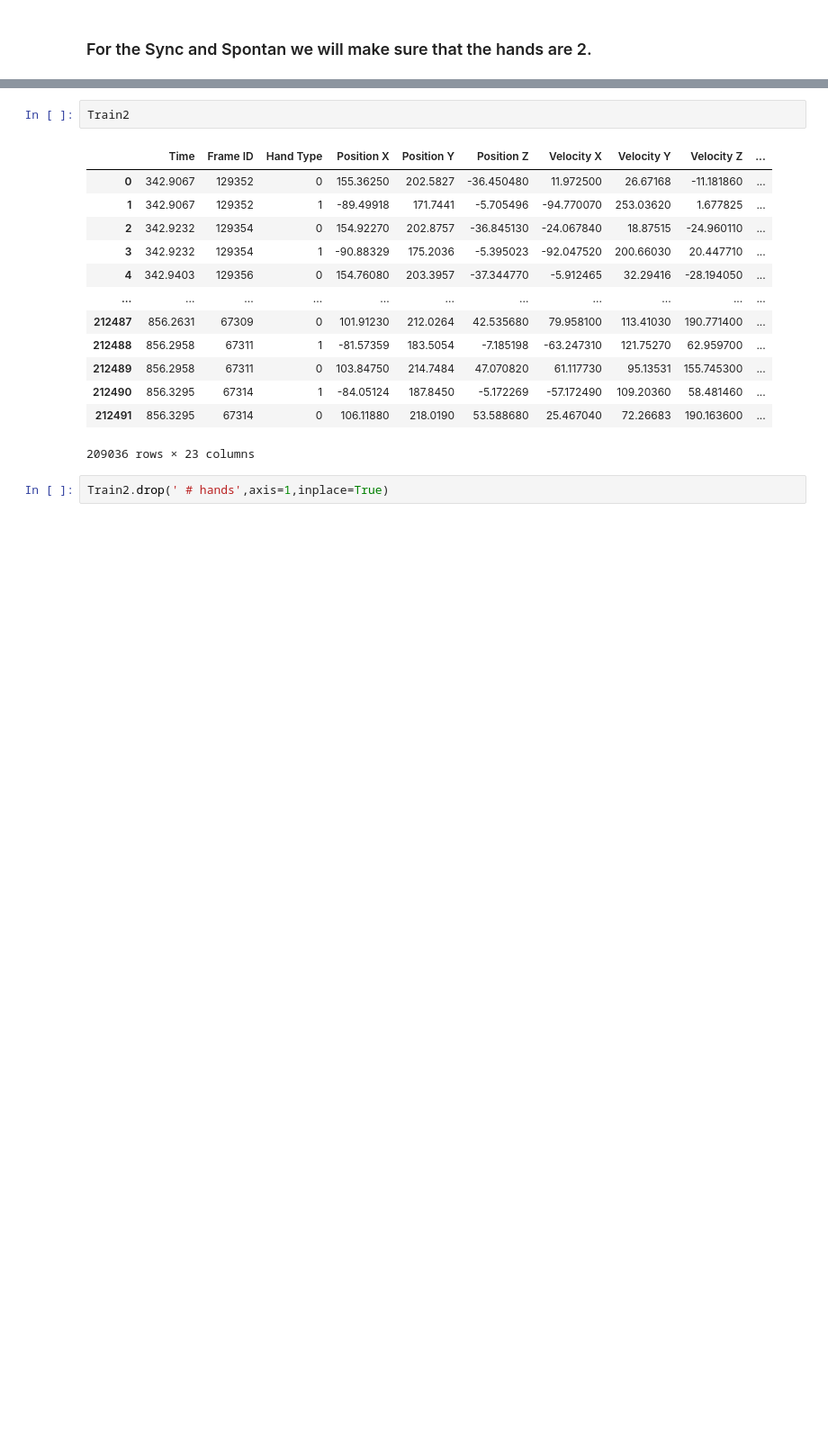
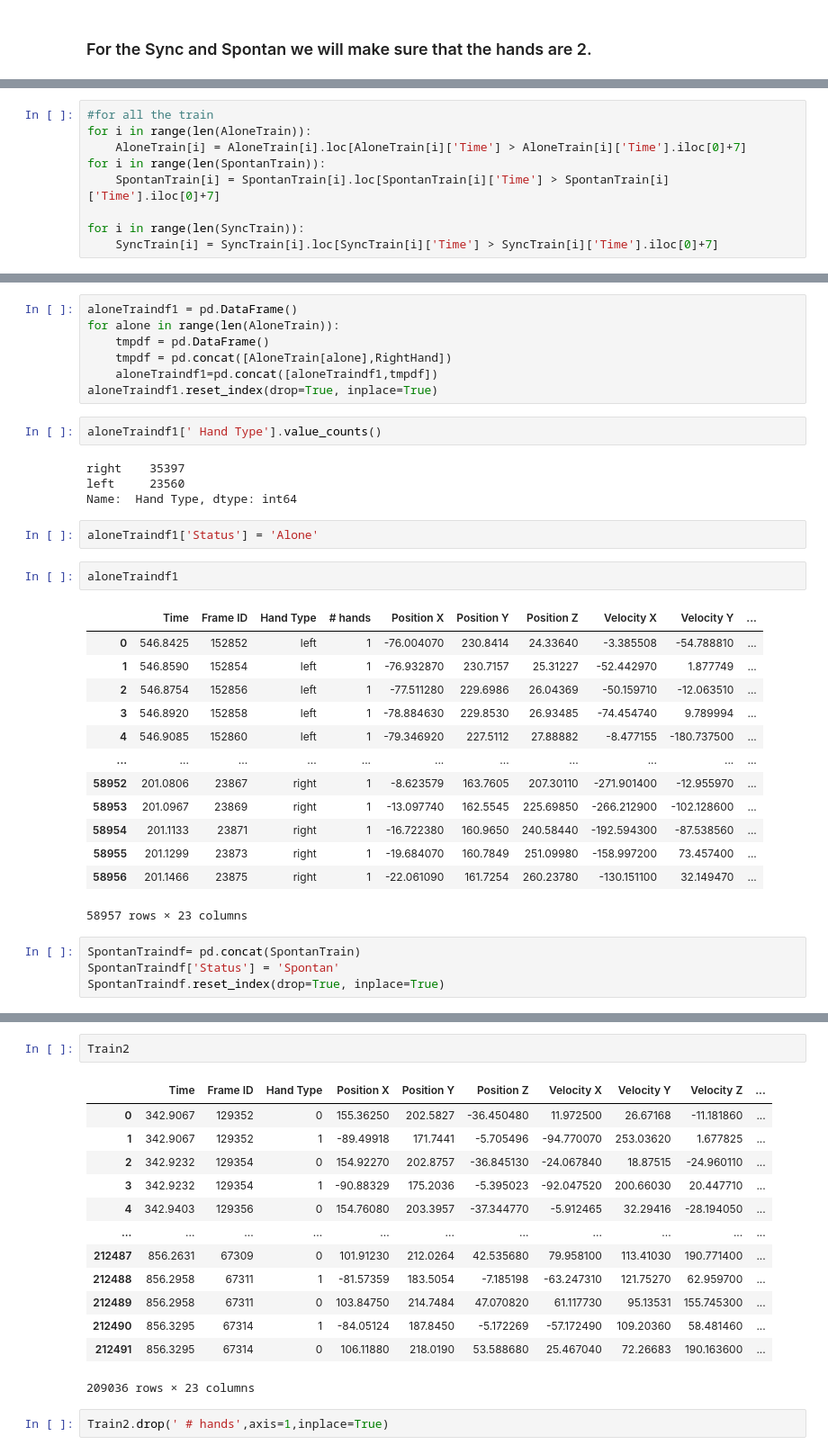
Before and after one commit to GabiDunaevsky/data-science-project-second-semester, a Jupyter notebook: HandsData.ipynb, the cells around one changed output, grey strips where cells are left out. Shown at 90% size. Saved outputs shown, nothing was run; the diff lists cells and outputs as text; blank space fills up the shorter version.

```diff
--- a/HandsData.ipynb
+++ b/HandsData.ipynb
@@ -208,0 +281,9 @@ for bouth in SpontanAndSync:
+# %%
+#for all the train
+for i in range(len(AloneTrain)):
+    AloneTrain[i] = AloneTrain[i].loc[AloneTrain[i]['Time'] > AloneTrain[i]['Time'].iloc[0]+7]
+for i in range(len(SpontanTrain)):
+    SpontanTrain[i] = SpontanTrain[i].loc[SpontanTrain[i]['Time'] > SpontanTrain[i]['Time'].iloc[0]+7]
+
+for i in range(len(SyncTrain)):
+    SyncTrain[i] = SyncTrain[i].loc[SyncTrain[i]['Time'] > SyncTrain[i]['Time'].iloc[0]+7]
@@ -208,0 +319,35 @@ for bouth in SpontanAndSync:
+# %%
+aloneTraindf1 = pd.DataFrame()
+for alone in range(len(AloneTrain)):
+    tmpdf = pd.DataFrame()
+    tmpdf = pd.concat([AloneTrain[alone],RightHand])
+    aloneTraindf1=pd.concat([aloneTraindf1,tmpdf])
+aloneTraindf1.reset_index(drop=True, inplace=True)
+# %%
+aloneTraindf1[' Hand Type'].value_counts()
+# %% [output]
+right    35397
+left     23560
+Name:  Hand Type, dtype: int64
+# %%
+aloneTraindf1['Status'] = 'Alone'
+# %%
+aloneTraindf1
+# %% [output]
+|  | Time | Frame ID | Hand Type | # hands | Position X | Position Y | Position Z | Velocity X | Velocity Y | ... |
+| 0 | 546.8425 | 152852 | left | 1 | -76.004070 | 230.8414 | 24.33640 | -3.385508 | -54.788810 | ... |
+| 1 | 546.8590 | 152854 | left | 1 | -76.932870 | 230.7157 | 25.31227 | -52.442970 | 1.877749 | ... |
+| 2 | 546.8754 | 152856 | left | 1 | -77.511280 | 229.6986 | 26.04369 | -50.159710 | -12.063510 | ... |
+| 3 | 546.8920 | 152858 | left | 1 | -78.884630 | 229.8530 | 26.93485 | -74.454740 | 9.789994 | ... |
+| 4 | 546.9085 | 152860 | left | 1 | -79.346920 | 227.5112 | 27.88882 | -8.477155 | -180.737500 | ... |
+| ... | ... | ... | ... | ... | ... | ... | ... | ... | ... | ... |
+| 58952 | 201.0806 | 23867 | right | 1 | -8.623579 | 163.7605 | 207.30110 | -271.901400 | -12.955970 | ... |
+| 58953 | 201.0967 | 23869 | right | 1 | -13.097740 | 162.5545 | 225.69850 | -266.212900 | -102.128600 | ... |
+| 58954 | 201.1133 | 23871 | right | 1 | -16.722380 | 160.9650 | 240.58440 | -192.594300 | -87.538560 | ... |
+| 58955 | 201.1299 | 23873 | right | 1 | -19.684070 | 160.7849 | 251.09980 | -158.997200 | 73.457400 | ... |
+| 58956 | 201.1466 | 23875 | right | 1 | -22.061090 | 161.7254 | 260.23780 | -130.151100 | 32.149470 | ... |
+58957 rows × 23 columns
+# %%
+SpontanTraindf= pd.concat(SpontanTrain)
+SpontanTraindf['Status'] = 'Spontan'
+SpontanTraindf.reset_index(drop=True, inplace=True)
```
Also changed, not shown: parts of 23 cells of this notebook.
